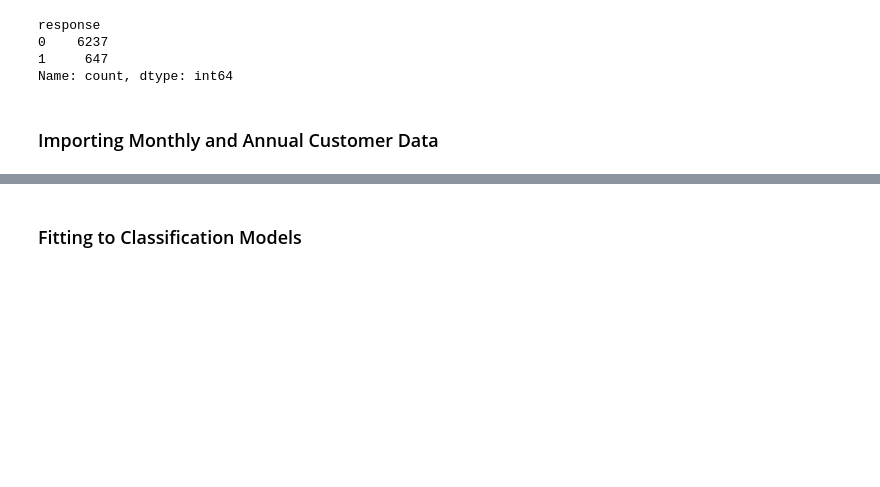
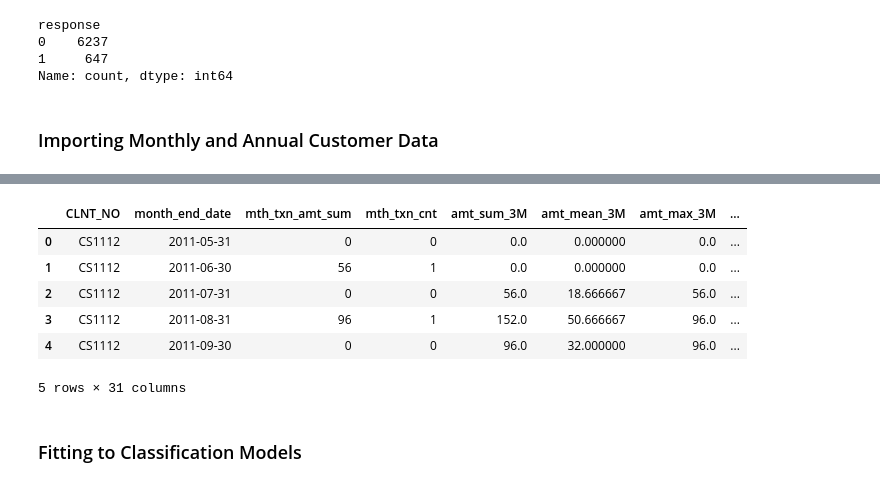
Before and after one commit to PortiaMasibi/Predicting-Response-to-Promotional-Campaign-, a Jupyter notebook: comparing_algorithms.ipynb, the cells around one changed output, grey strips where cells are left out. Cells and saved outputs as stored; diff of their text form; code cells hidden in the pictures; blank space fills up the shorter version.

```diff
--- a/comparing_algorithms.ipynb
+++ b/comparing_algorithms.ipynb
@@ -93,3 +87,34 @@ monthly_features_outputs = monthly_features_outputs.fillna(0)
+# %%
+# Monthly Data
+mth_rolling_features = pd.read_excel('data/mth_rolling_features.xlsx')
+mth_day_counts = pd.read_excel('data/mth_day_counts.xlsx')
+days_since_last_txn = pd.read_excel('data/days_since_last_txn.xlsx')
+days_since_last_txn  = days_since_last_txn .rename(columns={'ME_DT': 'month_end_date'})
+
+# Monthly feature outputs
+# Organising data
+mth_rolling_features1 = mth_rolling_features.drop(['Unnamed: 0'], axis = 1)
+mth_day_counts = mth_day_counts.sort_values(by = ['CLNT_NO','month_end_date'])
+mth_day_counts1 = mth_day_counts.drop(['Unnamed: 0'], axis = 1)
+days_since_last_txn1 = days_since_last_txn.drop(['Unnamed: 0'], axis =1)
+
+# Changing column name in response data to make merging easy
+response_data1 = response_data.rename(columns = {'customer_id':'CLNT_NO'})
+
+monthly_features_outputs = mth_rolling_features1.merge(mth_day_counts1)
+monthly_features_outputs = monthly_features_outputs.merge(days_since_last_txn1)
+monthly_features_outputs = monthly_features_outputs.merge(response_data1)
+monthly_features_outputs = monthly_features_outputs.fillna(0)
+
+monthly_features_outputs.head()
+# %% [output]
+|  | CLNT_NO | month_end_date | mth_txn_amt_sum | mth_txn_cnt | amt_sum_3M | amt_mean_3M | amt_max_3M | ... |
+| 0 | CS1112 | 2011-05-31 | 0 | 0 | 0.0 | 0.000000 | 0.0 | ... |
+| 1 | CS1112 | 2011-06-30 | 56 | 1 | 0.0 | 0.000000 | 0.0 | ... |
+| 2 | CS1112 | 2011-07-31 | 0 | 0 | 56.0 | 18.666667 | 56.0 | ... |
+| 3 | CS1112 | 2011-08-31 | 96 | 1 | 152.0 | 50.666667 | 96.0 | ... |
+| 4 | CS1112 | 2011-09-30 | 0 | 0 | 96.0 | 32.000000 | 96.0 | ... |
+5 rows × 31 columns
 # %% [markdown]
 
 ### Fitting to Classification Models
```
Also changed, not shown: parts of 15 cells of this notebook, 1 other file.
